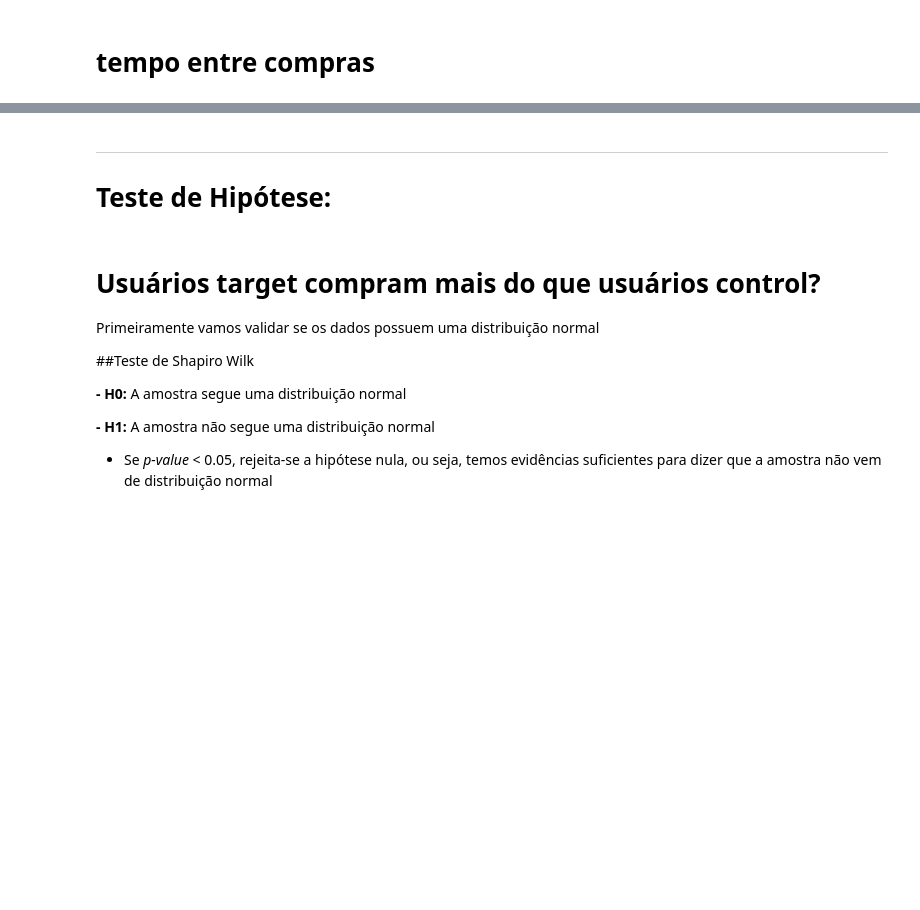
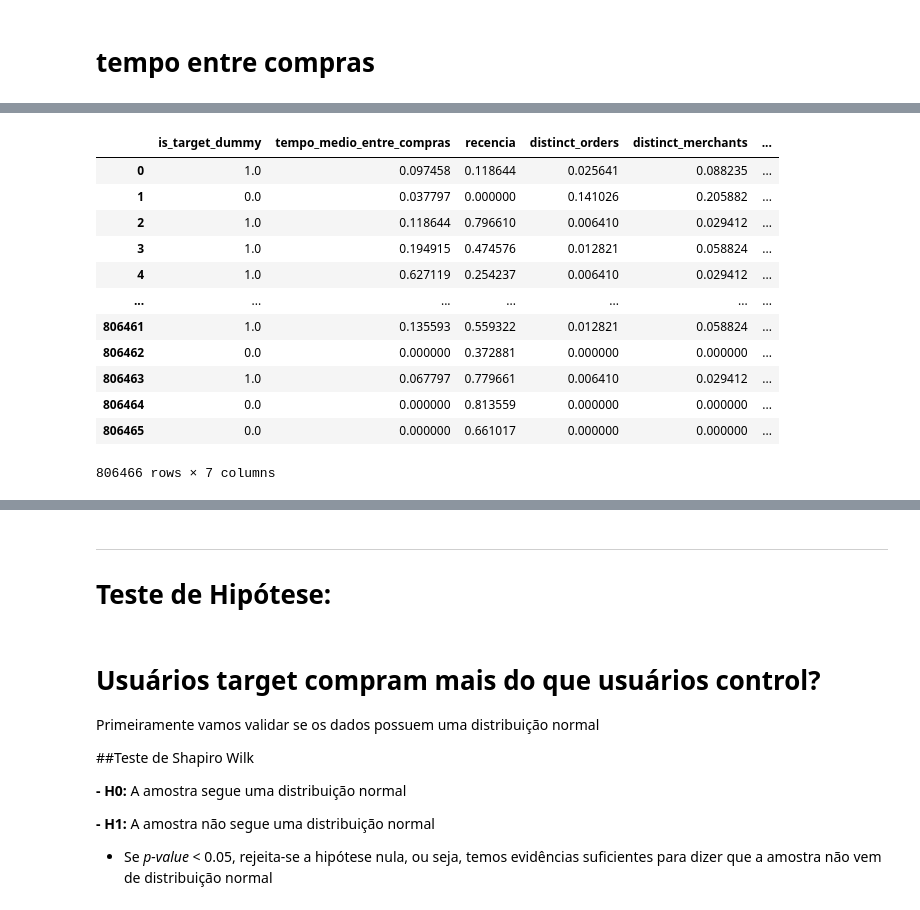
Before and after one commit to NathanyApSalles/analysis_foodtech, a Jupyter notebook: Case_Tecnico_DataAnalyst_Ifood.ipynb, the cells around one changed output, grey strips where cells are left out. Saved outputs shown, nothing was run; the diff lists cells and outputs as text; code cells hidden in the pictures; blank space fills up the shorter version.

```diff
--- a/Case_Tecnico_DataAnalyst_Ifood.ipynb
+++ b/Case_Tecnico_DataAnalyst_Ifood.ipynb
@@ -232,0 +462,29 @@ NameError: name 'pd_perfil_compra' is not defined
+# %%
+#fazendo o preprocessamento dos dados
+# padronizar os dados pois os dados estão em escala diferentes, o método escolhido será MinMaxScaler, pois os dados não obedecem uma distribuição normal
+
+#normalização das colunas numéricas
+pd_perfil_compra_n = pd_perfil_compra.copy()
+
+pd_perfil_compra_n = pd_perfil_compra_n.drop(columns=["customer_id"])
+
+minmax = MinMaxScaler()
+#transformação de cada coluna e atribuição ao novo df codificado
+for column in pd_perfil_compra_n:
+  pd_perfil_compra_n[column] = minmax.fit_transform(pd_perfil_compra_n[[column]])
+
+pd_perfil_compra_n
+# %% [output]
+|  | is_target_dummy | tempo_medio_entre_compras | recencia | distinct_orders | distinct_merchants | ... |
+| 0 | 1.0 | 0.097458 | 0.118644 | 0.025641 | 0.088235 | ... |
+| 1 | 0.0 | 0.037797 | 0.000000 | 0.141026 | 0.205882 | ... |
+| 2 | 1.0 | 0.118644 | 0.796610 | 0.006410 | 0.029412 | ... |
+| 3 | 1.0 | 0.194915 | 0.474576 | 0.012821 | 0.058824 | ... |
+| 4 | 1.0 | 0.627119 | 0.254237 | 0.006410 | 0.029412 | ... |
+| ... | ... | ... | ... | ... | ... | ... |
+| 806461 | 1.0 | 0.135593 | 0.559322 | 0.012821 | 0.058824 | ... |
+| 806462 | 0.0 | 0.000000 | 0.372881 | 0.000000 | 0.000000 | ... |
+| 806463 | 1.0 | 0.067797 | 0.779661 | 0.006410 | 0.029412 | ... |
+| 806464 | 0.0 | 0.000000 | 0.813559 | 0.000000 | 0.000000 | ... |
+| 806465 | 0.0 | 0.000000 | 0.661017 | 0.000000 | 0.000000 | ... |
+806466 rows × 7 columns
```
Also changed, not shown: parts of 27 cells of this notebook.
